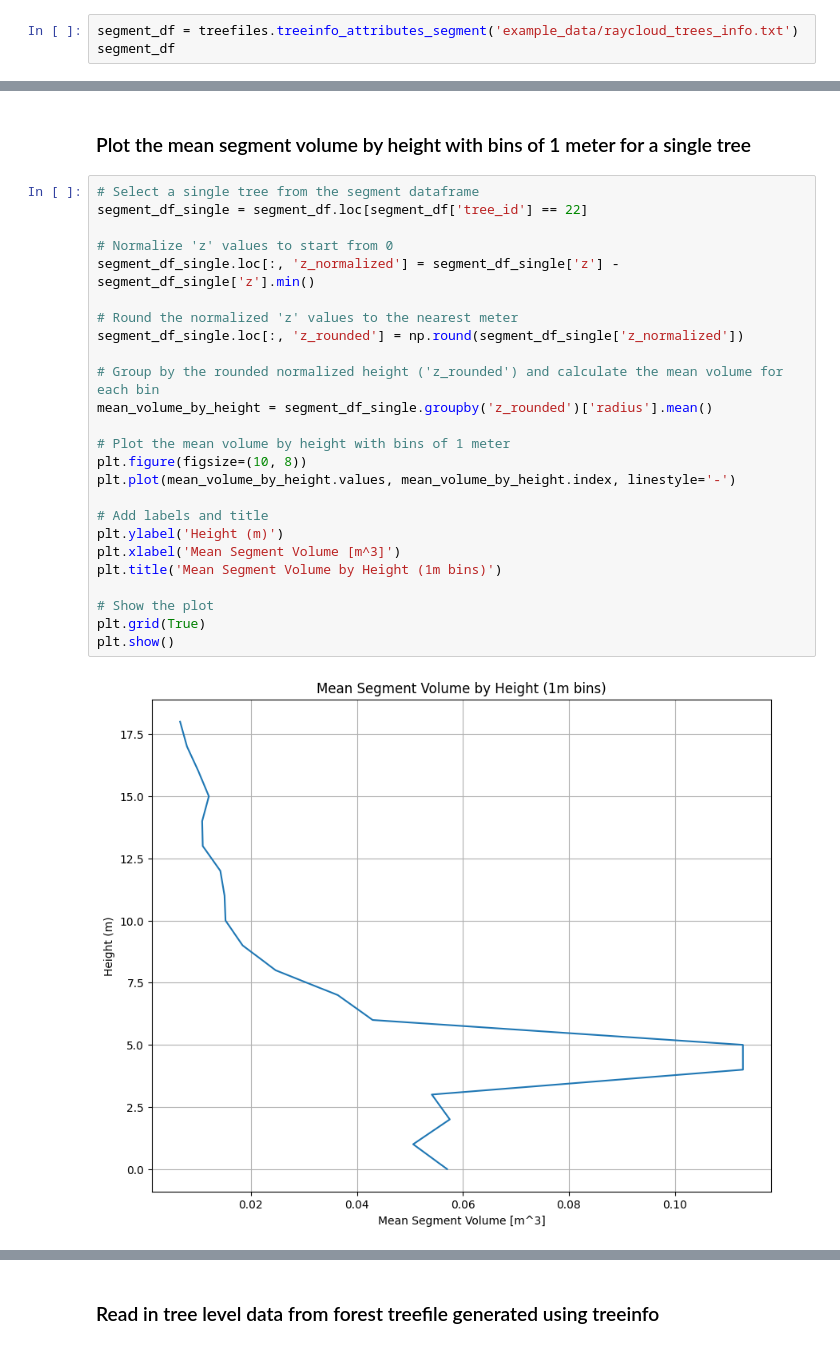
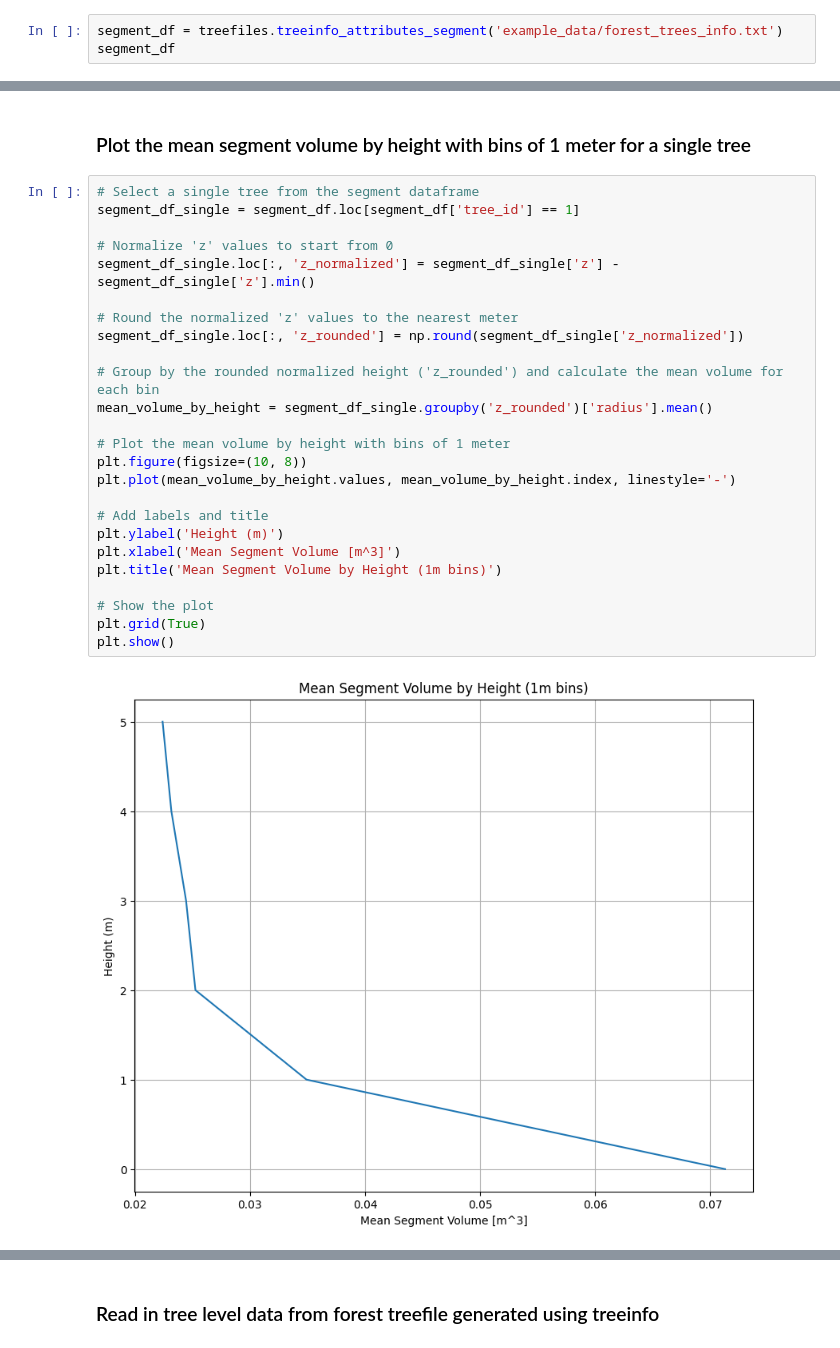
Before and after one commit to tim-devereux/PyTreeFile, a Jupyter notebook: notebooks/treefile_example.ipynb, the cells around one changed output, grey strips where cells are left out. Drawn from its saved outputs; the diff is of its cells as text.

Commit message:
added volume per tree to treefile df parsing in notebook, updated example data to that created by treecreate

```diff
--- a/notebooks/treefile_example.ipynb
+++ b/notebooks/treefile_example.ipynb
@@ -14,7 +14,7 @@ from pytreefile import treefiles
 # %% [markdown]
 ### Read segment level data from forest treefile generated using treeinfo
 # %%
-segment_df = treefiles.treeinfo_attributes_segment('example_data/raycloud_trees_info.txt')
+segment_df = treefiles.treeinfo_attributes_segment('example_data/forest_trees_info.txt')
 segment_df
 # %% [output]
 |  | tree_id | x | y | z | radius | parent_id | section_id | volume | diameter | length | ... |
@@ -60,28 +60,28 @@ plt.show()
 ### Plot the mean segment volume by height with bins of 1 meter for a single tree
 # %%
 # Select a single tree from the segment dataframe
-segment_df_single = segment_df.loc[segment_df['tree_id'] == 22]
+segment_df_single = segment_df.loc[segment_df['tree_id'] == 1]
 
 # Normalize 'z' values to start from 0
 segment_df_single.loc[:, 'z_normalized'] = segment_df_single['z'] - segment_df_single['z'].min()
 
 # Round the normalized 'z' values to the nearest meter
 segment_df_single.loc[:, 'z_rounded'] = np.round(segment_df_single['z_normalized'])
 
 # Group by the rounded normalized height ('z_rounded') and calculate the mean volume for each bin
 mean_volume_by_height = segment_df_single.groupby('z_rounded')['radius'].mean()
 
 # Plot the mean volume by height with bins of 1 meter
 plt.figure(figsize=(10, 8))
 plt.plot(mean_volume_by_height.values, mean_volume_by_height.index, linestyle='-')
 
 # Add labels and title
 plt.ylabel('Height (m)')
 plt.xlabel('Mean Segment Volume [m^3]')
 plt.title('Mean Segment Volume by Height (1m bins)')
 
 # Show the plot
 plt.grid(True)
 plt.show()
 # %% [output]
-[figure, old version]
+[figure, new version]
```
Also changed, not shown: parts of 13 cells of this notebook, 13 other files.
